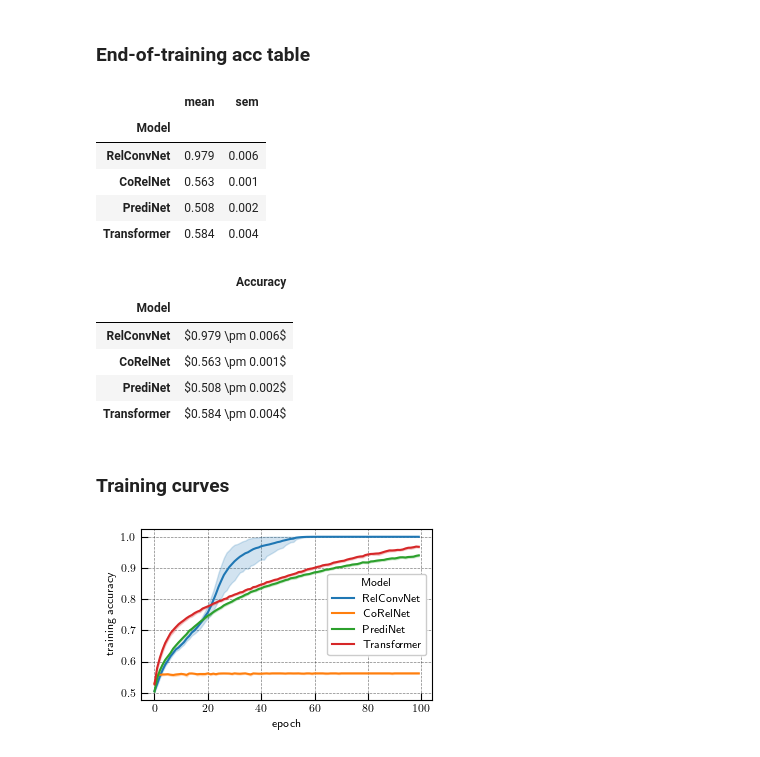
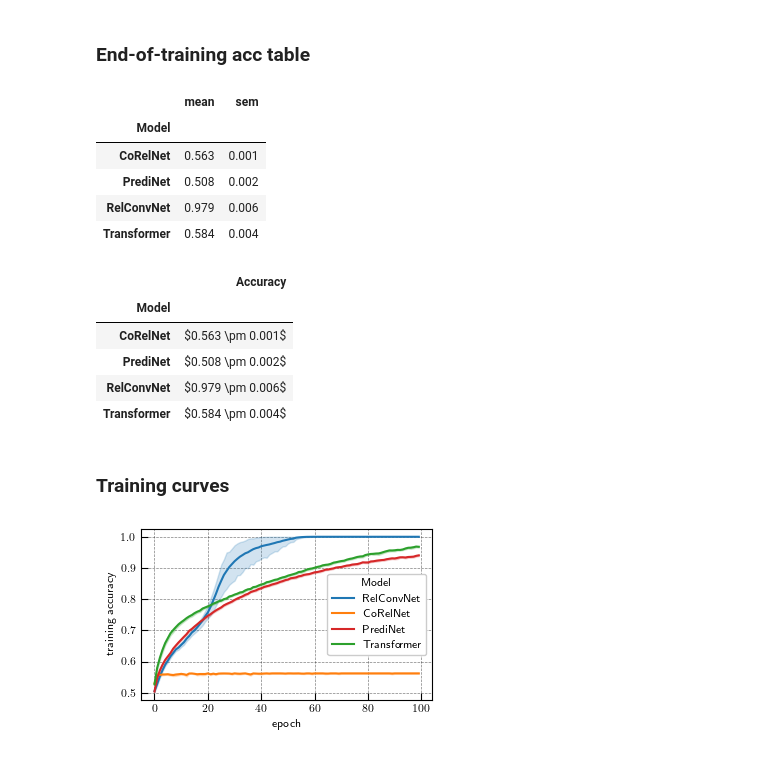
Before and after one commit to Awni00/relational-convolutions, a Jupyter notebook: paper_figures/generate_figures_tables.ipynb, the cells around one changed output. Cells and saved outputs as stored; diff of their text form; code cells hidden in the pictures.

```diff
--- a/paper_figures/generate_figures_tables.ipynb
+++ b/paper_figures/generate_figures_tables.ipynb
@@ -41,8 +41,8 @@ save_dir = '../paper/figs/experiments'
 task_label_map = {'1task_between': 'between', '1task_match_patt': 'match pattern', 'occurs': 'occurs', 'xoccurs': 'xoccurs', 'same': 'same'}
 
 model_label_map = {
-    'corelnet': 'CoRelNet',
-    'predinet': 'PrediNet', 'transformer': 'Transformer',
+    'corelnet': 'CoRelNet','predinet': 'PrediNet',
+    'transformer': 'Transformer', #'abstractor': 'Abstractor',
     'relconvnet': 'RelConvNet',
     'tempgroup_relconvnet': 'RelConvNet (Temporal G)',
     'featuregroup_relconvnet': 'RelConvNet (Feature G)',
@@ -51,7 +51,7 @@ model_label_map = {
 
 cmap = plt.cm.tab10
 color_map = {
-    'CoRelNet': cmap(1),
+    'CoRelNet': cmap(1), 'Abstractor': cmap(7),
     'PrediNet': cmap(3), 'Transformer': cmap(2),
     'RelConvNet': cmap(0),
     'RelConvNet (Temporal G)': cmap(9),
@@ -438,7 +438,7 @@ fig.savefig(f'{save_dir}/all_training_curves.pdf')
 ### End-of-training accuracy
 # %%
 results_df = pd.read_csv('figure_data/contains_set/end-of-training-accuracy.csv', index_col=0)
-models = ['relconvnet', 'corelnet', 'predinet', 'transformer']
+models = ['relconvnet', 'corelnet', 'predinet', 'transformer', 'abstractor']
 group_filter = results_df.group.isin(models)
 results_df = results_df[group_filter]
 
@@ -462,9 +462,9 @@ agg_df
 # %% [output]
 |  | mean | sem |
 | Model |  |  |
-| RelConvNet | 0.979 | 0.006 |
 | CoRelNet | 0.563 | 0.001 |
 | PrediNet | 0.508 | 0.002 |
+| RelConvNet | 0.979 | 0.006 |
 | Transformer | 0.584 | 0.004 |
 # %%
 agg_df['Accuracy'] = agg_df.apply(lambda x: f"${x['mean']:0.3f} \pm {x['sem']:0.3f}$", axis=1)
@@ -473,9 +473,9 @@ agg_df
 # %% [output]
 |  | Accuracy |
 | Model |  |
-| RelConvNet | $0.979 \pm 0.006$ |
 | CoRelNet | $0.563 \pm 0.001$ |
 | PrediNet | $0.508 \pm 0.002$ |
+| RelConvNet | $0.979 \pm 0.006$ |
 | Transformer | $0.584 \pm 0.004$ |
 # %%
 input('overwrite latex table?')
@@ -488,22 +488,22 @@ with open(latex_table_file, 'w') as f:
 # %%
 task_run_histories = pd.read_csv('figure_data/contains_set/run_history.csv', index_col=0)
 
 # model filter / sorting
-models = ['relconvnet', 'corelnet', 'predinet', 'transformer']
+models = ['relconvnet', 'corelnet', 'predinet', 'transformer', 'abstractor']
 group_filter = task_run_histories.group.isin(models)
 task_run_histories = task_run_histories[group_filter]
 
 task_run_histories['group'] = pd.Categorical(task_run_histories['group'], categories=models, ordered=True)
 task_run_histories.sort_values('group', inplace=True)
 task_run_histories['group'] = task_run_histories['group'].map(model_label_map)
 task_run_histories.rename(columns={'group': 'Model'}, inplace=True)
 task_run_histories.rename(columns={'epoch/epoch': 'epoch', 'epoch/acc': 'training accuracy'}, inplace=True)
 fig, ax = plt.subplots(figsize=(3.5, 2.25))
-sns.lineplot(task_run_histories, y='training accuracy', x='epoch', hue='Model', estimator='mean', errorbar=('ci', 95), ax=ax)
+sns.lineplot(task_run_histories, y='training accuracy', x='epoch', hue='Model', palette=color_map, estimator='mean', errorbar=('ci', 95), ax=ax)
 fig.set_tight_layout(True)
 fig.savefig(f'{save_dir}/contains_set_training_curves_trainacc.pdf')
 # %% [output]
-[figure, old version]
+[figure, new version]
 # %%
 task_run_histories = pd.read_csv('figure_data/contains_set/run_history.csv', index_col=0)
 
```
Also changed, not shown: parts of 9 cells of this notebook, 3 other files.
